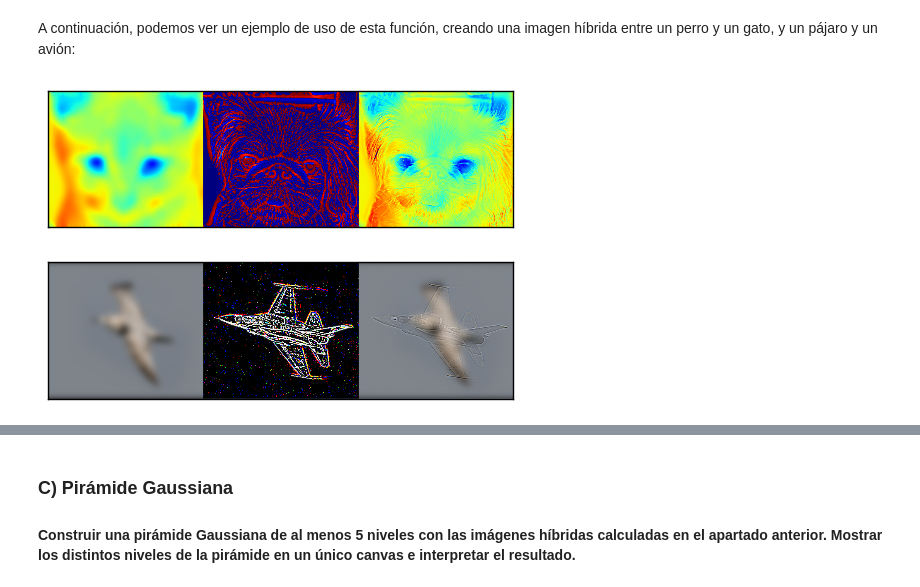
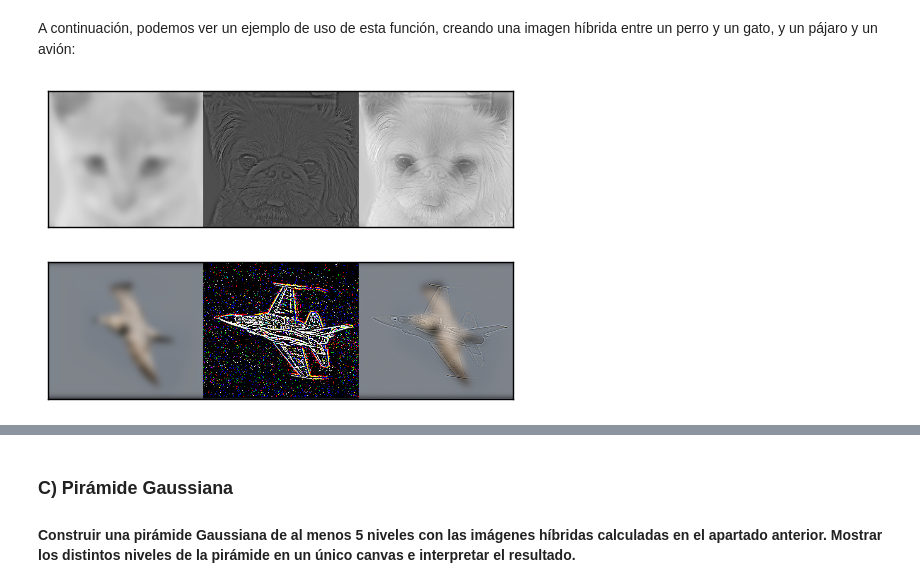
Before and after one commit to BraulioV/Computer-Vision, a Jupyter notebook: Practica1/Filtrado y Muestreo.ipynb, the cells around one changed output, grey strips where cells are left out. Drawn from its saved outputs; the diff is of its cells as text; code cells hidden in the pictures.

Commit message:
Cambiado todo a float64, añadida la función de dibujado y explicada la convolución 1D

```diff
--- a/Practica1/Filtrado y Muestreo.ipynb
+++ b/Practica1/Filtrado y Muestreo.ipynb
@@ -53,6 +53,8 @@ def get_mask_vector(sigma):
 # %%
 def convolution(mask, img_array):
-    return np.sum(img_array * mask)
+    # Es lo mismo que realizar esto:
+    # np.convolve(img_array, mask, 'valid')
+    return np.sum(mask * img_array)
 # %% [markdown]
 En esta función, se recibe como parámetro la máscara gaussiana, y un array 1D perteneciente a la imagen, y devuelve el valor que se le asignará al píxel $G_{ij}$.
 # %% [markdown]
@@ -228,8 +230,13 @@ def generate_continous_canvas(list_imgs):
     return canvas
 
 def show_img_on_jupyter(im):
-    img = cv2.cvtColor(im.astype(np.uint8), cv2.COLOR_BGR2RGB)
-    plt.imshow(img)
+    if len(im.shape) == 3:
+        img = cv2.cvtColor(im.astype(np.uint8), cv2.COLOR_BGR2RGB)
+        plt.imshow(img)
+    else:
+        img = im
+        plt.imshow(img, cmap='Greys_r')
+
     plt.xticks([]), plt.yticks([])  # to hide tick values on X and Y axis
     plt.show()
 # %% [markdown]
@@ -259,16 +266,16 @@ def convolution_grey_scale_img(mask, img, n_pixels):
     alt_ext, anch_ext = img.shape[:2]
 
     cv = convolution
-    copy = np.copy
+    copy = np.array
 
     # Obtenemos una matriz auxiliar
-    aux = copy(img)
+    aux = copy(img, copy=True,dtype=np.float64)
 
     for i in range(n_pixels, alt_ext - n_pixels):
         for j in range(n_pixels, anch_ext - n_pixels):
             aux[i, j] = cv(mask, img[i, j - n_pixels:1 + j + n_pixels])
 
-    aux_2 = copy(aux)
+    aux_2 = copy(aux, copy=True, dtype=np.float64)
 
     for j in range(n_pixels, anch_ext - n_pixels):
         for i in range(n_pixels, alt_ext - n_pixels):
@@ -290,9 +297,9 @@ def convolution_color_img(mask, img, n_pixels):
 
     # Obtenemos una matriz auxiliar por cada uno de
     # los canales de color de la imagen
-    aux_r = zeros((alt_ext, anch_ext), dtype=np.uint8)
-    aux_g = zeros((alt_ext, anch_ext), dtype=np.uint8)
-    aux_b = zeros((alt_ext, anch_ext), dtype=np.uint8)
+    aux_r = zeros((alt_ext, anch_ext), dtype=np.float64)
+    aux_g = zeros((alt_ext, anch_ext), dtype=np.float64)
+    aux_b = zeros((alt_ext, anch_ext), dtype=np.float64)
     # Empezamos
     for i in range(n_pixels, alt_ext - n_pixels):
         for j in range(n_pixels, anch_ext - n_pixels):
@@ -382,16 +389,24 @@ def make_hybrid_image(img_lowF, img_highF,
     return low_frecuencies
 # %% [markdown]
 A continuación, podemos ver un ejemplo de uso de esta función, creando una imagen híbrida entre un perro y un gato, y un pájaro y un avión:
+# %%
+dog = cv2.imread('data/dog.bmp', flags=cv2.IMREAD_GRAYSCALE)
+cat = cv2.imread('data/cat.bmp', flags=cv2.IMREAD_GRAYSCALE)
+
+cat_dog = make_hybrid_image(cat,dog,
+                            smoothing_mask_sigma = 10,
+                            sharpering_mask_sigma = 4,
+                            show_images = True)
+# %% [output]
+[figure, added]
 # %%
-dog = cv2.imread('data/dog.bmp', flags=cv2.IMREAD_GRAYSCALE)
-cat = cv2.imread('data/cat.bmp', flags=cv2.IMREAD_GRAYSCALE)
-
-gato_perro = make_hybrid_image(cat,dog, 10, 4, True)
 
 bird = cv2.imread('data/bird.bmp', flags=cv2.IMREAD_COLOR)
 plane = cv2.imread('data/plane.bmp', flags=cv2.IMREAD_COLOR)
 
-pajaro_avion = make_hybrid_image(bird,plane, 8, 1.5, True)
+bird_plane = make_hybrid_image(bird,plane,
+                                 smoothing_mask_sigma = 8,
+                                 sharpering_mask_sigma = 1.5,
+                                 show_images = True)
 # %% [output]
-[figure, old version]
+[figure, new version]
-[figure, removed]
```
Also changed, not shown: parts of 9 cells of this notebook, 2 other files.
